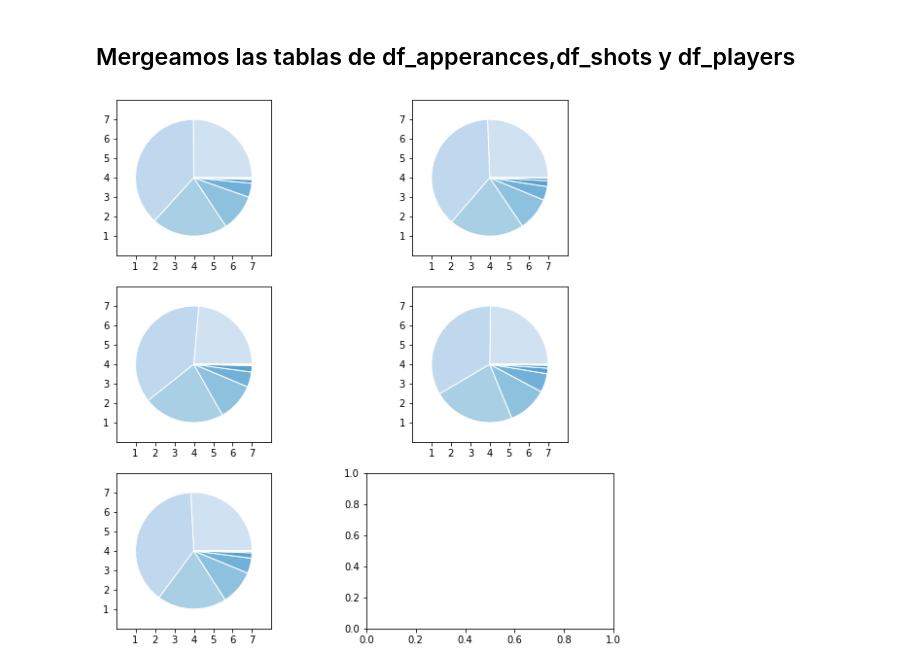
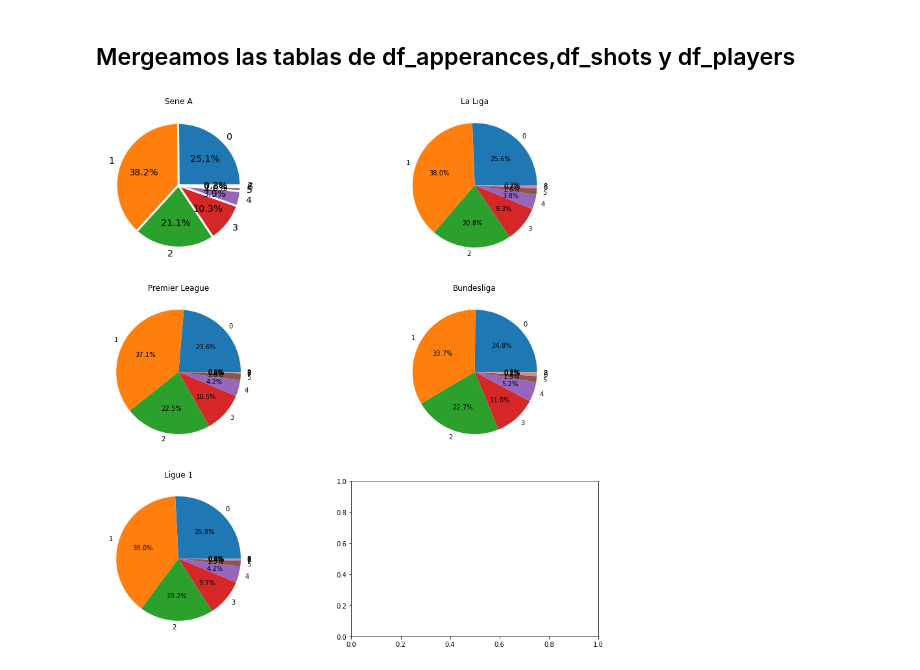
Before and after one commit to mcannoni/soccer_database, a Jupyter notebook: ProyectoDS_ParteI_+Cannoni+Poses.ipynb, the cells around one changed output. Cells and saved outputs as stored; diff of their text form; code cells hidden in the pictures.

```diff
--- a/ProyectoDS_ParteI_+Cannoni+Poses.ipynb
+++ b/ProyectoDS_ParteI_+Cannoni+Poses.ipynb
@@ -133,6 +133,33 @@ sns.pairplot(data=data, hue="liga")
 # %% [markdown]
 
 ## Mergeamos las tablas de df_apperances,df_shots y df_players
+# %%
+
+x_seriea=df_f_game_seriea.groupby(['goal_diff'])['gameID']
+x_laliga=df_f_game_laliga.groupby(['goal_diff'])['gameID']
+x_premier=df_f_game_premier.groupby(['goal_diff'])['gameID']
+x_bundesliga=df_f_game_bundesliga.groupby(['goal_diff'])['gameID']
+x_ligue1=df_f_game_ligue1.groupby(['goal_diff'])['gameID']
+
+
+
+fig, ax = plt.subplots(3, 2, figsize=(15, 15))
+
+
+ax[0,0].pie(x_seriea.count(),labels= x_seriea.groups.keys(), autopct='%.1f%%',wedgeprops={'linewidth': 3.0, 'edgecolor': 'white'},
+    textprops={'size': 'x-large'})
+ax[0,1].pie(x_laliga.count(),labels= x_laliga.groups.keys(), autopct='%.1f%%')
+ax[1,0].pie(x_premier.count(),labels= x_premier.groups.keys(), autopct='%.1f%%')
+ax[1,1].pie(x_bundesliga.count(),labels= x_bundesliga.groups.keys(), autopct='%.1f%%')
+ax[2,0].pie(x_ligue1.count(),labels= x_ligue1.groups.keys(), autopct='%.1f%%')
+ax[0,0].set_title('Serie A')
+ax[0,1].set_title('La Liga')
+ax[1,0].set_title('Premier League')
+ax[1,1].set_title('Bundesliga')
+ax[2,0].set_title('Ligue 1')
+plt.show()
+# %% [output]
+[figure, added]
 # %%
 # df_appearances = pd.read_csv("appearances.csv")
 # df_players = pd.read_csv("players.csv", encoding="ISO-8859-1")
@@ -141,51 +168,3 @@ sns.pairplot(data=data, hue="liga")
 df_apperance_merged_with_players = pd.merge(
     df_appearances, df_players, on="playerID"
 )
-# %%
-
-x_seriea=df_f_game_seriea.groupby(['goal_diff'])['gameID'].count()
-x_laliga=df_f_game_laliga.groupby(['goal_diff'])['gameID'].count()
-x_premier=df_f_game_premier.groupby(['goal_diff'])['gameID'].count()
-x_bundesliga=df_f_game_bundesliga.groupby(['goal_diff'])['gameID'].count()
-x_ligue1=df_f_game_ligue1.groupby(['goal_diff'])['gameID'].count()
-
-colors = plt.get_cmap('Blues')(np.linspace(0.2, 0.7, len(x_seriea)))
-
-# plot
-fig, ax = plt.subplots(3, 2, figsize=(10, 10))
-ax[0,0].pie(x_seriea, colors=colors, radius=3, center=(4, 4),
-       wedgeprops={"linewidth": 1, "edgecolor": "white"}, frame=True)
-
-ax[0,0].set(xlim=(0, 8), xticks=np.arange(1, 8),
-       ylim=(0, 8), yticks=np.arange(1, 8))
-
-ax[0,1].pie(x_laliga, colors=colors, radius=3, center=(4, 4),
-       wedgeprops={"linewidth": 1, "edgecolor": "white"}, frame=True)
-
-ax[0,1].set(xlim=(0, 8), xticks=np.arange(1, 8),
-       ylim=(0, 8), yticks=np.arange(1, 8))
-
-ax[1,0].pie(x_premier, colors=colors, radius=3, center=(4, 4),
-       wedgeprops={"linewidth": 1, "edgecolor": "white"}, frame=True)
-
-ax[1,0].set(xlim=(0, 8), xticks=np.arange(1, 8),
-       ylim=(0, 8), yticks=np.arange(1, 8))
-
-ax[1,1].pie(x_bundesliga, colors=colors, radius=3, center=(4, 4),
-       wedgeprops={"linewidth": 1, "edgecolor": "white"}, frame=True)
-
-ax[1,1].set(xlim=(0, 8), xticks=np.arange(1, 8),
-       ylim=(0, 8), yticks=np.arange(1, 8))
-
-ax[2,0].pie(x_ligue1, colors=colors, radius=3, center=(4, 4),
-       wedgeprops={"linewidth": 1, "edgecolor": "white"}, frame=True)
-
-ax[2,0].set(xlim=(0, 8), xticks=np.arange(1, 8),
-       ylim=(0, 8), yticks=np.arange(1, 8))
-
-
-
-
-plt.show()
-# %% [output]
-[figure, removed]
```
Also changed, not shown: parts of 14 cells of this notebook, 7 other files.
